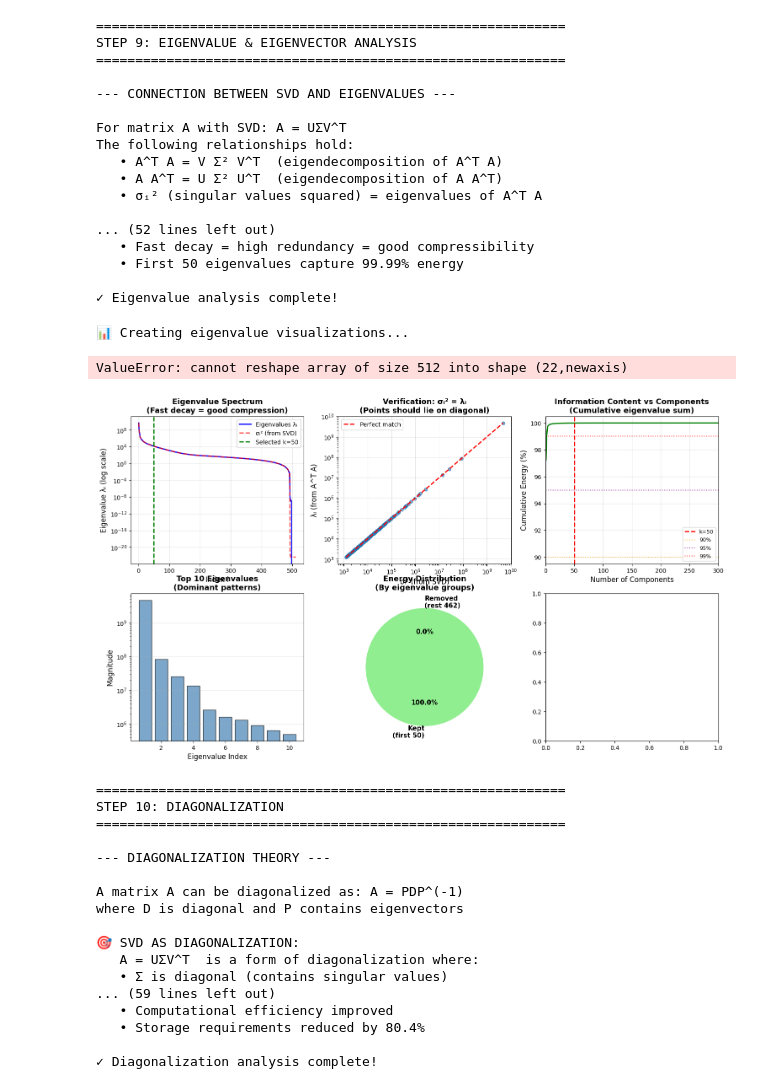
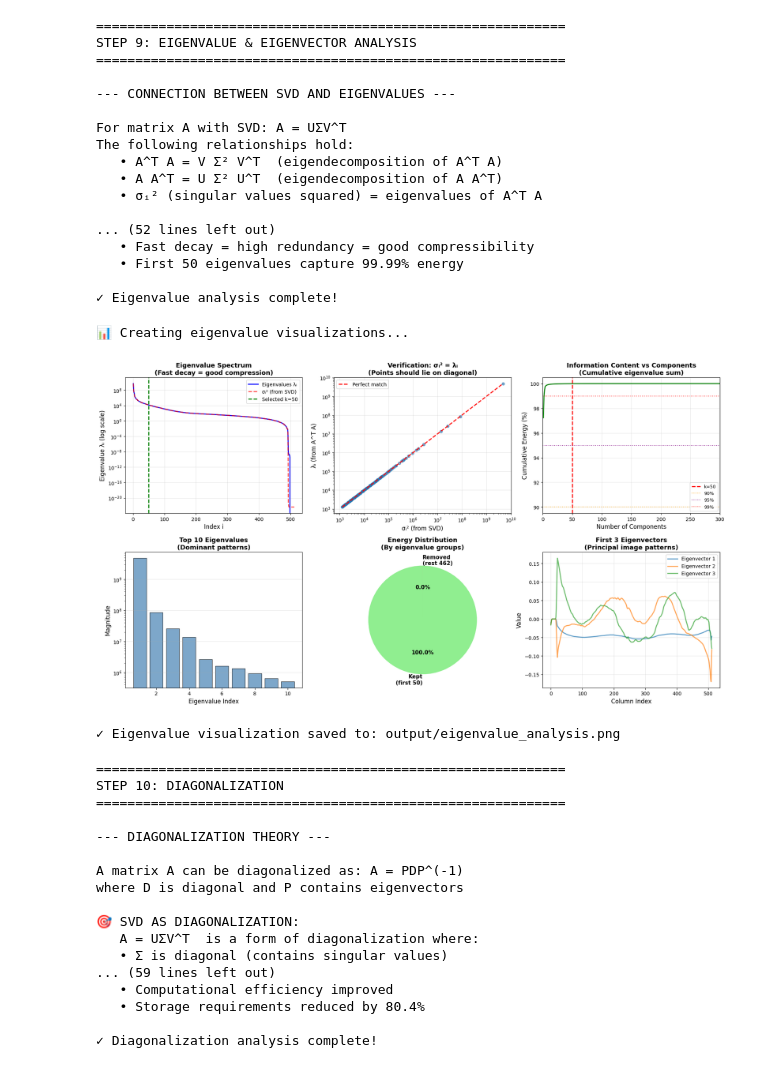
Before and after one commit to Aakash-Desai-0103/svd-medical-image-compression, a Jupyter notebook: notebooks/4_approximation_eigen_values.ipynb, the cells around one changed output. Drawn from its saved outputs; the diff is of its cells as text; code cells hidden in the pictures.

```diff
--- a/notebooks/4_approximation_eigen_values.ipynb
+++ b/notebooks/4_approximation_eigen_values.ipynb
@@ -356,38 +356,37 @@ ax.set_yscale('log')
 
 # --- Energy distribution pie chart ---
 ax = axes[1, 1]
 kept_energy = np.sum(eigenvalues[:k_optimal])
 removed_energy = np.sum(eigenvalues[k_optimal:])
 ax.pie([kept_energy, removed_energy],
        labels=[f'Kept\n(first {k_optimal})', f'Removed\n(rest {len(eigenvalues)-k_optimal})'],
        autopct='%1.1f%%',
        colors=['lightgreen', 'lightcoral'],
        startangle=90,
        textprops={'fontsize': 11, 'weight': 'bold'})
 ax.set_title('Energy Distribution\n(By eigenvalue groups)', fontsize=13, fontweight='bold')
 
 # --- Eigenvector visualization (first 3) ---
 ax = axes[1, 2]
 for i in range(3):
-    # Reshape eigenvector as image
-    eigvec_img = eigenvectors[:, i].reshape(int(np.sqrt(len(eigenvectors[:, i]))), -1)
-    ax.plot(eigvec_img[256, :], label=f'Eigenvector {i+1}', alpha=0.7, linewidth=2)
+    eigvec = eigenvectors[:, i]   # 1D vector (length 512)
+    ax.plot(eigvec, label=f'Eigenvector {i+1}', alpha=0.7, linewidth=2)
 ax.set_xlabel('Column Index', fontsize=12)
 ax.set_ylabel('Value', fontsize=12)
 ax.set_title('First 3 Eigenvectors\n(Principal image patterns)', fontsize=13, fontweight='bold')
 ax.legend(fontsize=10)
 ax.grid(True, alpha=0.3)
 
 plt.tight_layout()
 os.makedirs('../output', exist_ok=True)
 plt.savefig('../output/eigenvalue_analysis.png', dpi=200, bbox_inches='tight')
 plt.show()
 
 print("✓ Eigenvalue visualization saved to: output/eigenvalue_analysis.png")
 # %% [output]
 📊 Creating eigenvalue visualizations...
+[figure, new version]
-ValueError: cannot reshape array of size 512 into shape (22,newaxis)
+✓ Eigenvalue visualization saved to: output/eigenvalue_analysis.png
-[figure, old version]
 # %%
 # ============================================
 # STEP 10: DIAGONALIZATION
```
Also changed, not shown: 1 other file.
